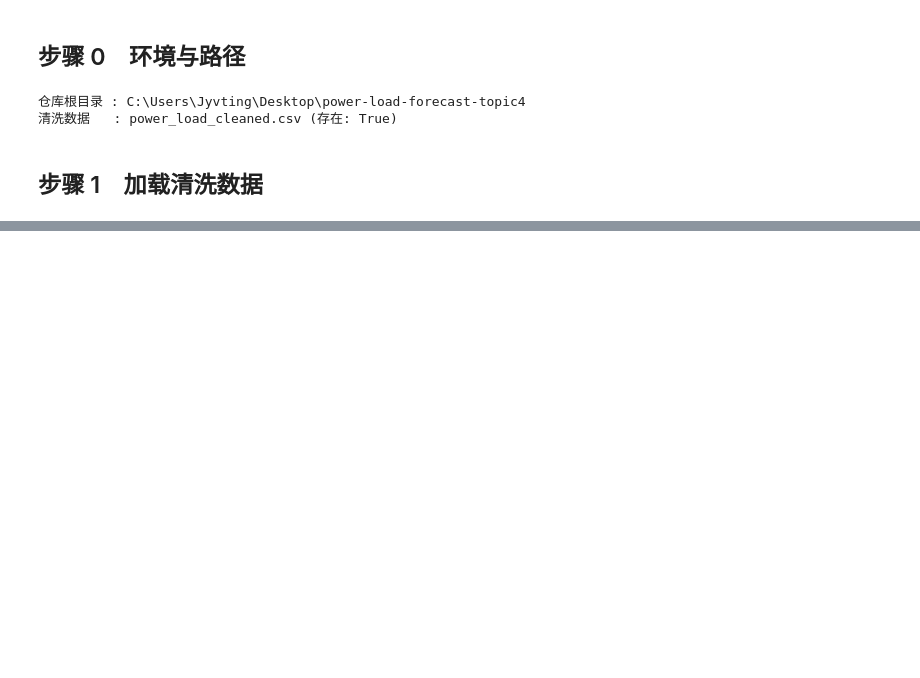
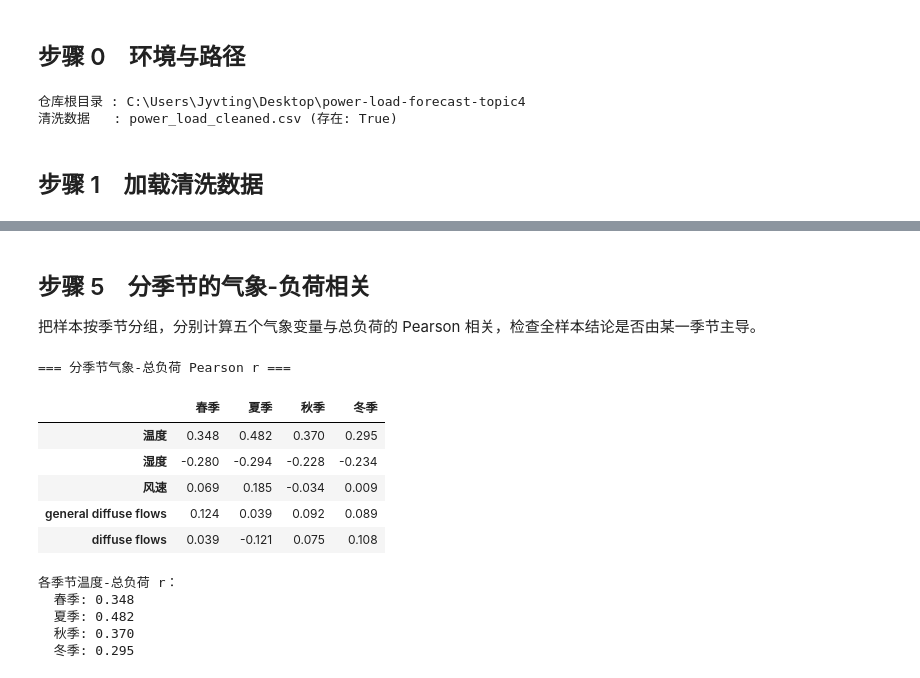
Before and after one commit to Lizhuiii/power-load-forecast-topic4, a Jupyter notebook: project/04_weather_correlation.ipynb, the cells around one changed output, grey strips where cells are left out. Drawn from its saved outputs; the diff is of its cells as text; code cells hidden in the pictures; blank space fills up the shorter version.

```diff
--- a/project/04_weather_correlation.ipynb
+++ b/project/04_weather_correlation.ipynb
@@ -28,13 +33,12 @@ import matplotlib.pyplot as plt
 
 warnings.filterwarnings("ignore", category=FutureWarning)
 
-pd.set_option("display.width", 200)
+pd.set_option("display.width", 220)
 pd.set_option("display.max_columns", 40)
-pd.set_option("display.max_rows", 100)
 
 
 def find_root(marker="data"):
-    """从当前工作目录向上查找仓库根目录（与 01 保持一致）。"""
+    "从当前工作目录向上查找仓库根目录（与 01 保持一致）。"
     here = Path.cwd().resolve()
     for d in [here, *here.parents]:
         if (d / marker / "raw").is_dir():
@@ -57,7 +61,26 @@ plt.rcParams["axes.grid"] = True
 plt.rcParams["grid.alpha"] = 0.25
 
 ZONE_COLS = ["zone1_power_consumption", "zone2_power_consumption", "zone3_power_consumption"]
+TOTAL = "zone_total_power_consumption"
 WEATHER_COLS = ["temperature", "humidity", "wind_speed", "general_diffuse_flows", "diffuse_flows"]
+VAR_LABEL = {
+    "temperature": "温度",
+    "humidity": "湿度",
+    "wind_speed": "风速",
+    "general_diffuse_flows": "general diffuse flows",
+    "diffuse_flows": "diffuse flows",
+    "zone1_power_consumption": "Zone1 负荷",
+    "zone2_power_consumption": "Zone2 负荷",
+    "zone3_power_consumption": "Zone3 负荷",
+    "zone_total_power_consumption": "总负荷",
+}
+SEASON_ORDER = ["春季", "夏季", "秋季", "冬季"]
+SEASON_MAP = {
+    12: "冬季", 1: "冬季", 2: "冬季",
+    3: "春季", 4: "春季", 5: "春季",
+    6: "夏季", 7: "夏季", 8: "夏季",
+    9: "秋季", 10: "秋季", 11: "秋季",
+}
 
 print(f"仓库根目录 : {ROOT}")
 print(f"清洗数据   : {PROCESSED.name} (存在: {PROCESSED.exists()})")
@@ -240,0 +302,32 @@ print("已保存:", FIG_DIR / "figH_temp_corr_month_hour.png")
+# %% [markdown]
+## 步骤 5　分季节的气象-负荷相关
+
+把样本按季节分组，分别计算五个气象变量与总负荷的 Pearson 相关，检查全样本结论是否由某一季节主导。
+# %%
+season = df.index.month.map(SEASON_MAP)
+season_rows = {}
+for s in SEASON_ORDER:
+    sub = df[season == s]
+    season_rows[s] = sub[WEATHER_COLS + [TOTAL]].corr().loc[WEATHER_COLS, TOTAL]
+season_corr = pd.DataFrame(season_rows).reindex(columns=SEASON_ORDER)
+season_corr.index = [VAR_LABEL[c] for c in season_corr.index]
+season_corr.round(6).to_csv(TABLE_DIR / "weather_load_corr_by_season.csv", encoding="utf-8-sig")
+print("=== 分季节气象-总负荷 Pearson r ===")
+display(season_corr.round(3))
+
+print("\n各季节温度-总负荷 r：")
+for s in SEASON_ORDER:
+    print(f"  {s}: {season_corr.loc['温度', s]:.3f}")
+# %% [output]
+=== 分季节气象-总负荷 Pearson r ===
+|  | 春季 | 夏季 | 秋季 | 冬季 |
+| 温度 | 0.348 | 0.482 | 0.370 | 0.295 |
+| 湿度 | -0.280 | -0.294 | -0.228 | -0.234 |
+| 风速 | 0.069 | 0.185 | -0.034 | 0.009 |
+| general diffuse flows | 0.124 | 0.039 | 0.092 | 0.089 |
+| diffuse flows | 0.039 | -0.121 | 0.075 | 0.108 |
+各季节温度-总负荷 r：
+  春季: 0.348
+  夏季: 0.482
+  秋季: 0.370
+  冬季: 0.295
```
Also changed, not shown: parts of 21 cells of this notebook, 11 other files.
